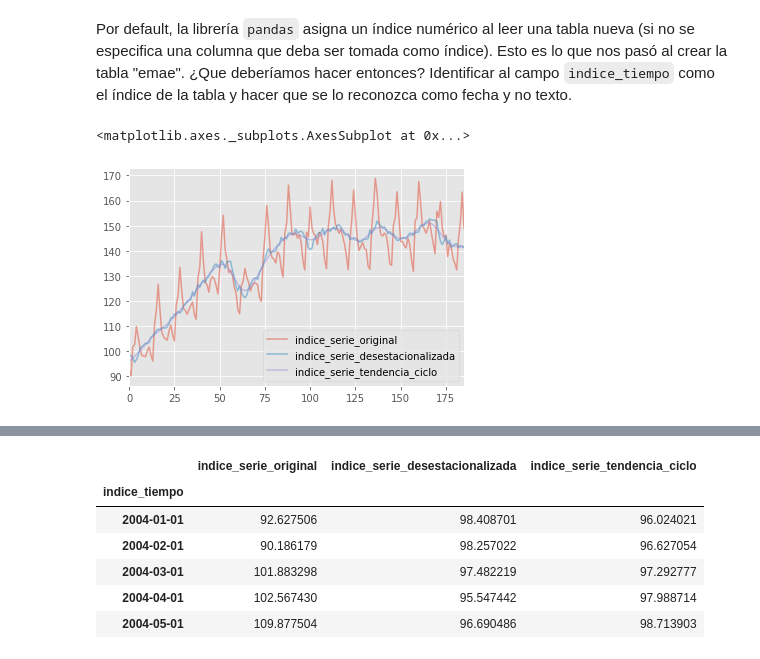
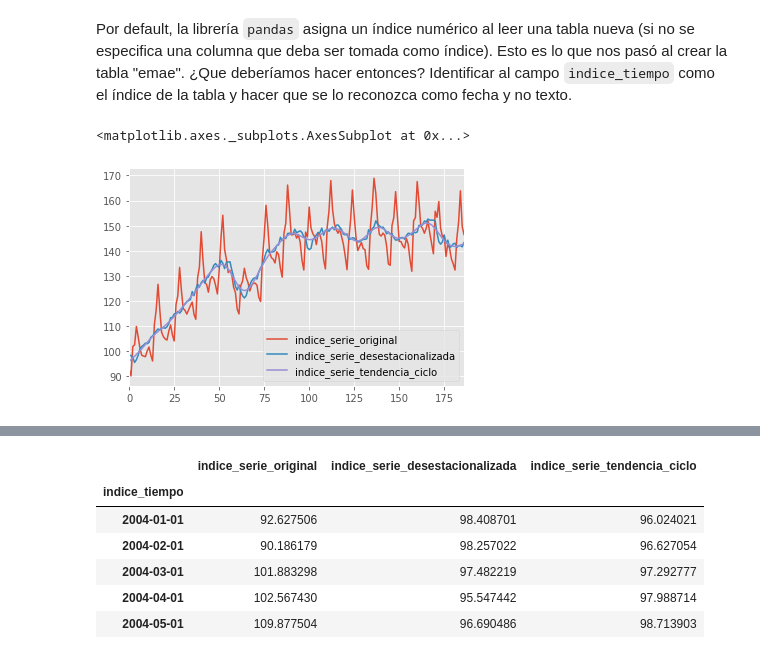
Before and after one commit to datosgobar/analisis-datos-python, a Jupyter notebook: Series de Tiempo/series-tiempo.ipynb, the cells around one changed output, grey strips where cells are left out. Cells and saved outputs as stored; diff of their text form; code cells hidden in the pictures.

```diff
--- a/Series de Tiempo/series-tiempo.ipynb
+++ b/Series de Tiempo/series-tiempo.ipynb
@@ -63,10 +63,10 @@ memory usage: 5.9+ KB
 Por default, la librería `pandas` asigna un índice numérico al leer una tabla nueva (si no se especifica una columna que deba ser tomada como índice).
 Esto es lo que nos pasó al crear la tabla "emae". ¿Que deberíamos hacer entonces? Identificar al campo `indice_tiempo` como el índice de la tabla y hacer que se lo reconozca como fecha y no texto.
 # %%
-emae.plot(alpha=0.5)
+emae.plot(alpha=1)
 # %% [output]
 <matplotlib.axes._subplots.AxesSubplot at 0x...>
-[figure, old version]
+[figure, new version]
 # %%
 #transforma todos los registros del campo "indice_tiempo" en fechas
 emae["indice_tiempo"] = pd.to_datetime(emae["indice_tiempo"])
```
Also changed, not shown: parts of 19 cells of this notebook.
